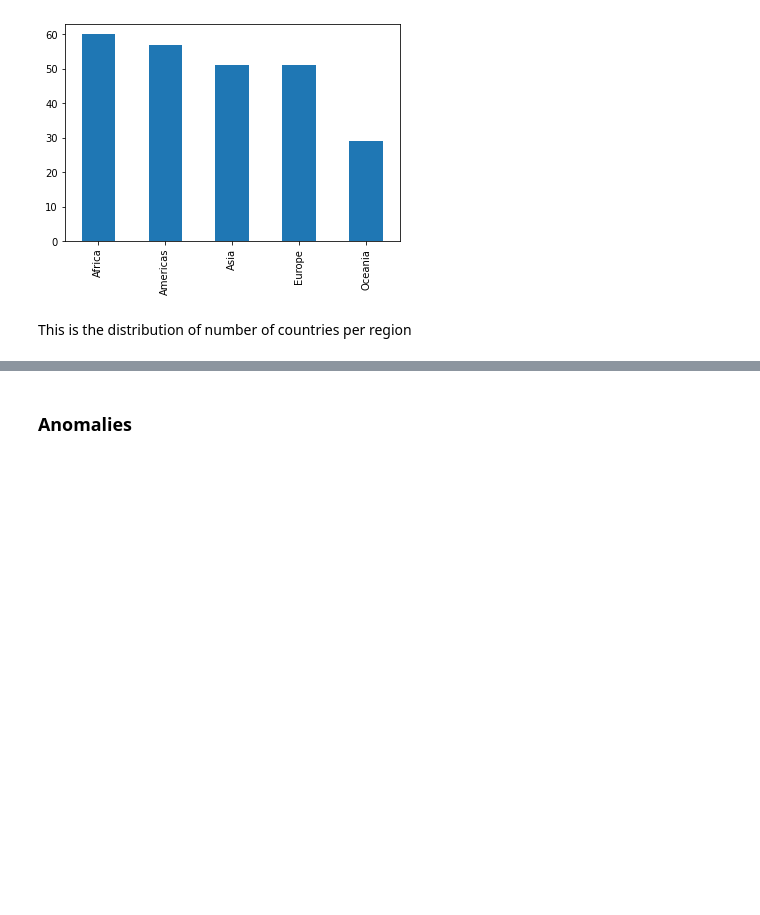
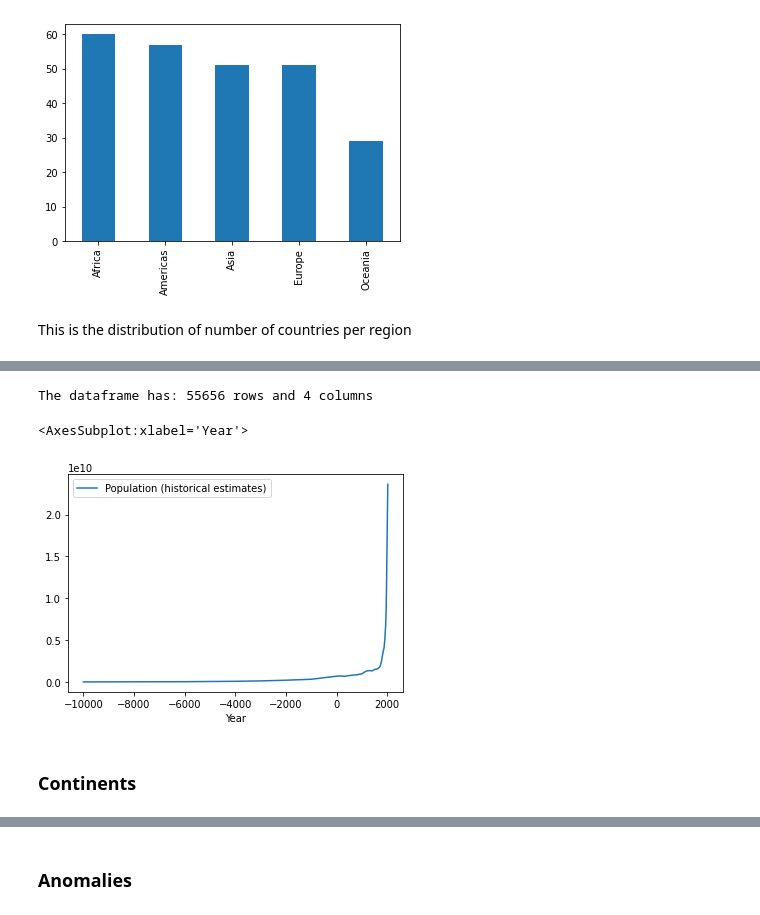
Before and after one commit to cramosglez/SocialData22, a Jupyter notebook: Social22.ipynb, the cells around one changed output, grey strips where cells are left out. Cells and saved outputs as stored; diff of their text form; code cells hidden in the pictures; blank space fills up the shorter version.

```diff
--- a/Social22.ipynb
+++ b/Social22.ipynb
@@ -135,0 +143,2 @@ This is the distribution of number of countries per region
+# %%
+population = pd.read_csv("world-population-by-world-regions-post-1820.csv")
@@ -135,0 +157,11 @@ This is the distribution of number of countries per region
+# %%
+print("The dataframe has: "+str(population.shape[0])+" rows and "+str(population.shape[1])+" columns")
+# %% [output]
+The dataframe has: 55656 rows and 4 columns
+# %%
+population.groupby(by="Year").sum().plot()
+# %% [output]
+<AxesSubplot:xlabel='Year'>
+[figure, added]
+# %% [markdown]
+### Continents
```
Also changed, not shown: parts of 101 cells of this notebook.
